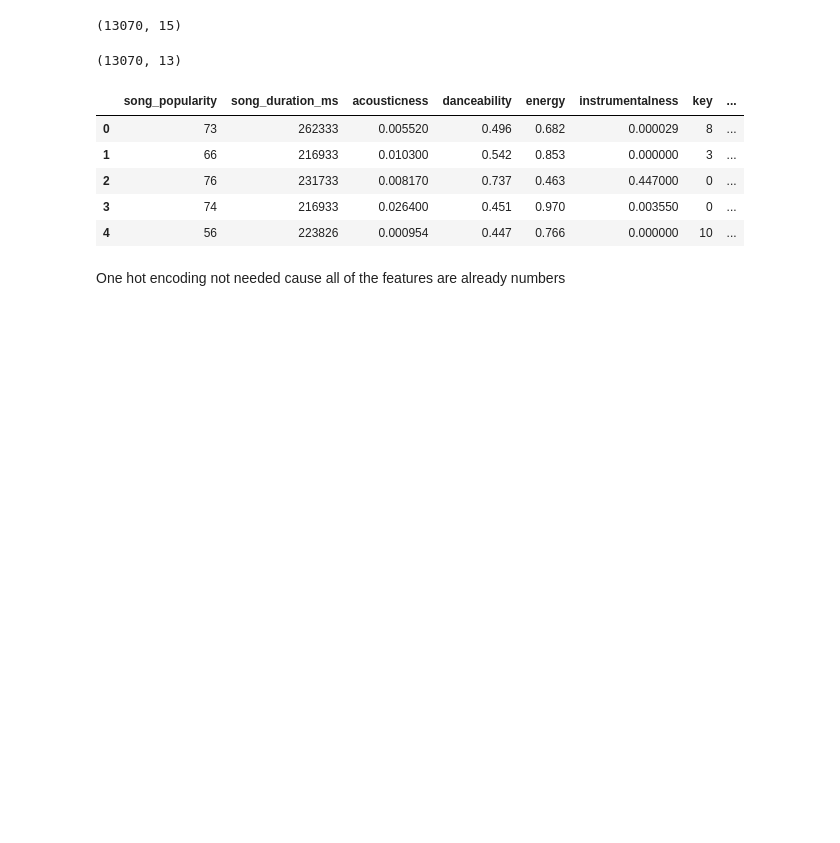
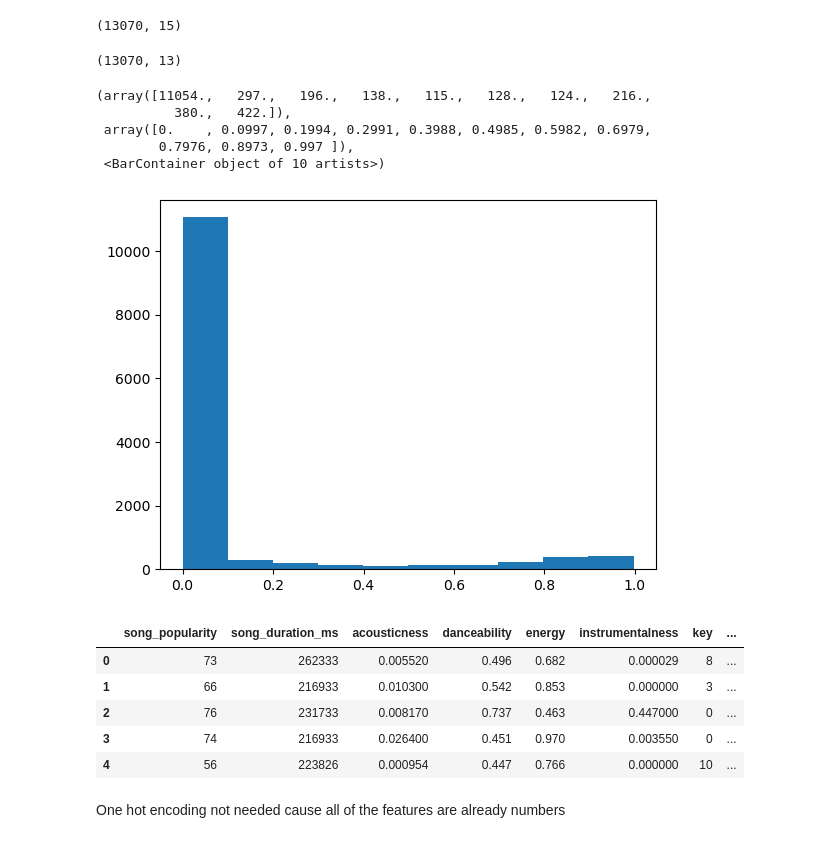
Before and after one commit to EmileJ11/MachineLearning, a Jupyter notebook: decision_tree.ipynb, the cells around one changed output. Saved outputs shown, nothing was run; the diff lists cells and outputs as text; code cells hidden in the pictures; blank space fills up the shorter version.

```diff
--- a/decision_tree.ipynb
+++ b/decision_tree.ipynb
@@ -45,6 +46,15 @@ df = df.drop(['song_name','loudness'], axis=1);
 df.shape
 # %% [output]
 (13070, 13)
+# %%
+plt.hist(df['instrumentalness'])
+# %% [output]
+(array([11054.,   297.,   196.,   138.,   115.,   128.,   124.,   216.,
+          380.,   422.]),
+ array([0.    , 0.0997, 0.1994, 0.2991, 0.3988, 0.4985, 0.5982, 0.6979,
+        0.7976, 0.8973, 0.997 ]),
+ <BarContainer object of 10 artists>)
+[figure, added]
 # %%
 df.head()
 # %% [output]
```
Also changed, not shown: parts of 12 cells of this notebook.
